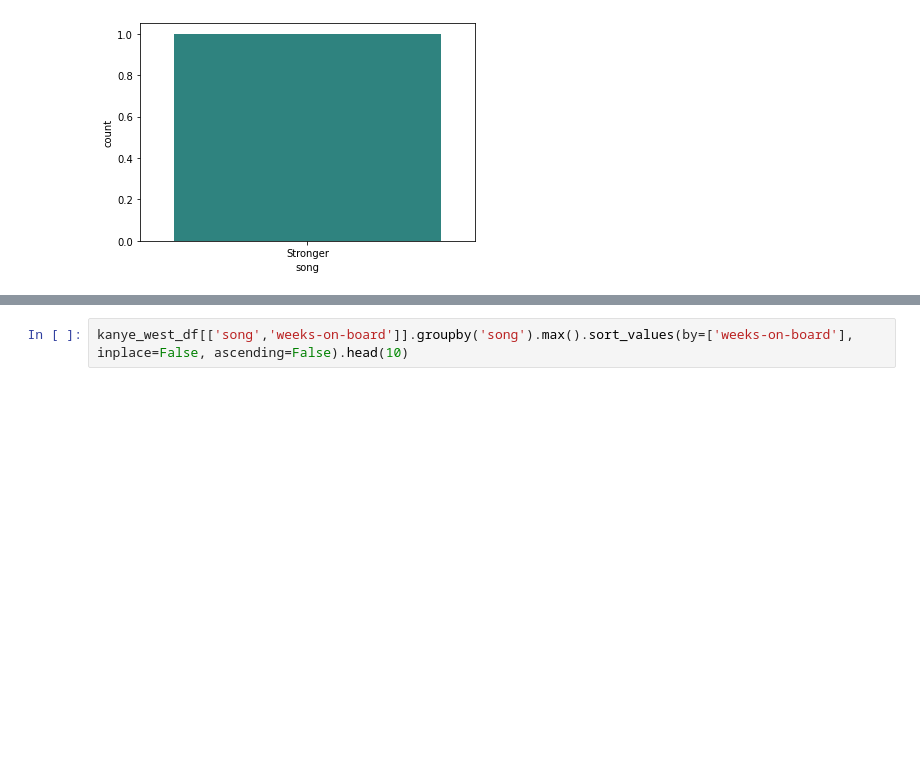
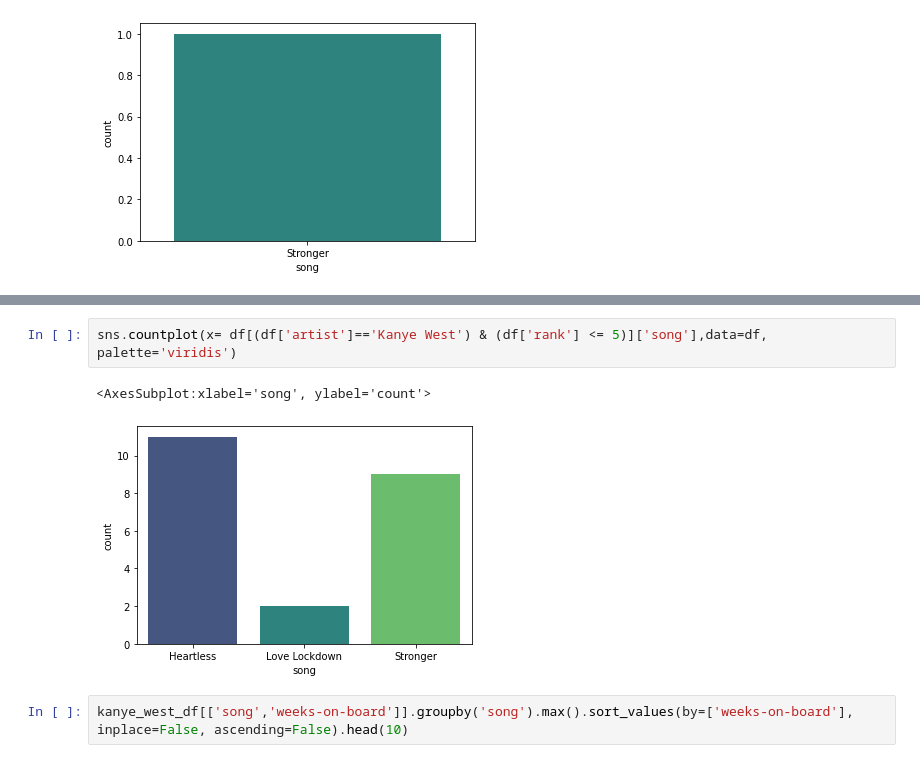
Before and after one commit to Bramstorp/MusicDataAnalyse, a Jupyter notebook: billboard.ipynb, the cells around one changed output, grey strips where cells are left out. Saved outputs shown, nothing was run; the diff lists cells and outputs as text; blank space fills up the shorter version.

```diff
--- a/billboard.ipynb
+++ b/billboard.ipynb
@@ -144,3 +151,8 @@ sns.countplot(x= df[(df['artist']=='Kanye West') & (df['rank']==1)]['song'],data
+# %%
+sns.countplot(x= df[(df['artist']=='Kanye West') & (df['rank'] <= 5)]['song'],data=df, palette='viridis')
+# %% [output]
+<AxesSubplot:xlabel='song', ylabel='count'>
+[figure, added]
 # %%
 kanye_west_df[['song','weeks-on-board']].groupby('song').max().sort_values(by=['weeks-on-board'], inplace=False, ascending=False).head(10)
 # %% [output]
```
Also changed, not shown: parts of 8 cells of this notebook.
